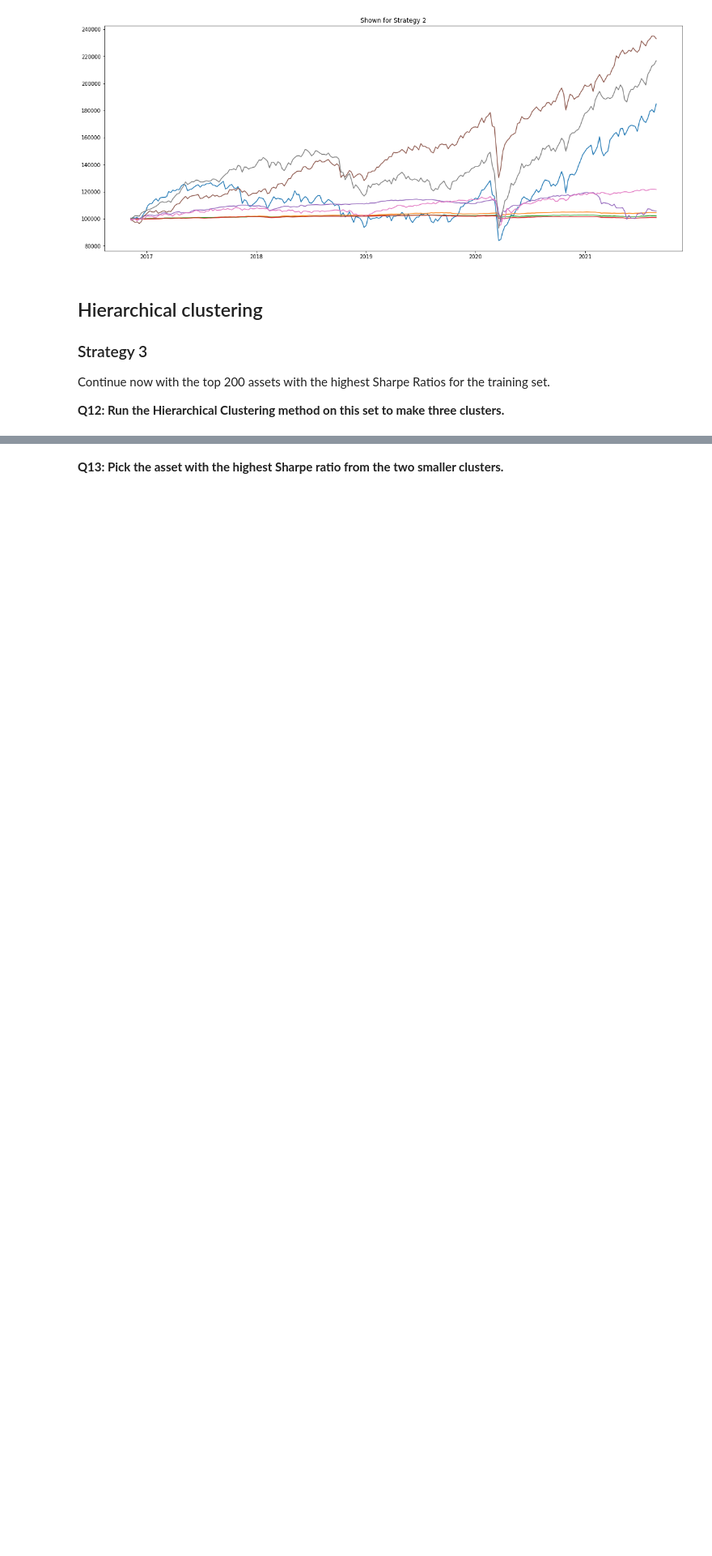
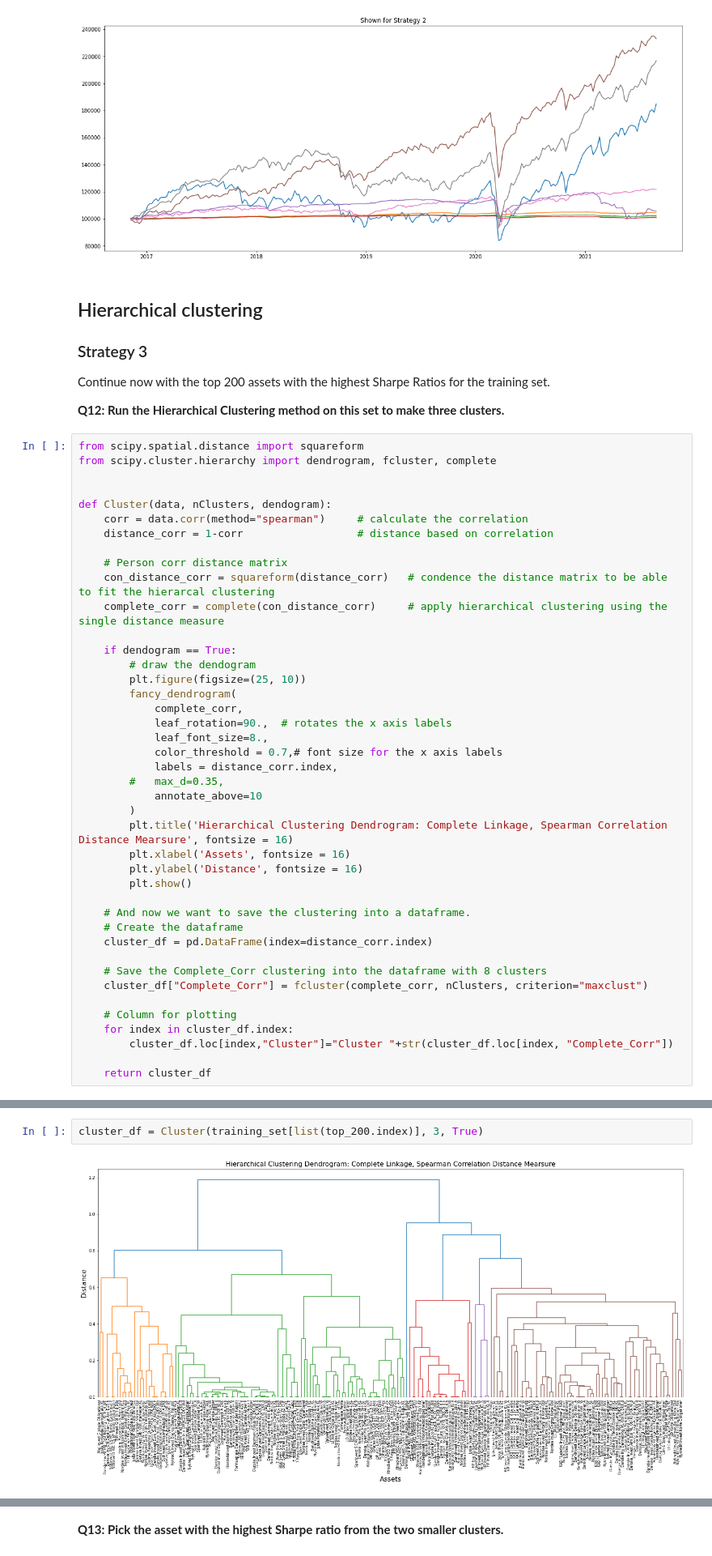
Before and after one commit to jennyjyu/financial-engineering, a Jupyter notebook: Project 3/Project 3.ipynb, the cells around one changed output, grey strips where cells are left out. Shown at 81% size. Cells and saved outputs as stored; diff of their text form; blank space fills up the shorter version.

```diff
--- a/Project 3/Project 3.ipynb
+++ b/Project 3/Project 3.ipynb
@@ -632,3 +632,45 @@ plt.show()
 Continue now with the top 200 assets with the highest Sharpe Ratios for the training set.
 
 **Q12: Run the Hierarchical Clustering method on this set to make three clusters.**
+# %%
+from scipy.spatial.distance import squareform
+from scipy.cluster.hierarchy import dendrogram, fcluster, complete
+
+
+def Cluster(data, nClusters, dendogram):
+    corr = data.corr(method="spearman")     # calculate the correlation
+    distance_corr = 1-corr                  # distance based on correlation
+
+    # Person corr distance matrix
+    con_distance_corr = squareform(distance_corr)   # condence the distance matrix to be able to fit the hierarcal clustering
+    complete_corr = complete(con_distance_corr)     # apply hierarchical clustering using the single distance measure
+
+    if dendogram == True:
+        # draw the dendogram
+        plt.figure(figsize=(25, 10))
+        fancy_dendrogram(
+            complete_corr,
+            leaf_rotation=90.,  # rotates the x axis labels
+            leaf_font_size=8.,
+            color_threshold = 0.7,# font size for the x axis labels
+            labels = distance_corr.index,
+        #   max_d=0.35,
+            annotate_above=10
+        )
+        plt.title('Hierarchical Clustering Dendrogram: Complete Linkage, Spearman Correlation Distance Mearsure', fontsize = 16)
+        plt.xlabel('Assets', fontsize = 16)
+        plt.ylabel('Distance', fontsize = 16)
+        plt.show()
+
+    # And now we want to save the clustering into a dataframe.
+    # Create the dataframe
+    cluster_df = pd.DataFrame(index=distance_corr.index)
+
+    # Save the Complete_Corr clustering into the dataframe with 8 clusters
+    cluster_df["Complete_Corr"] = fcluster(complete_corr, nClusters, criterion="maxclust")
+
+    # Column for plotting
+    for index in cluster_df.index:
+        cluster_df.loc[index,"Cluster"]="Cluster "+str(cluster_df.loc[index, "Complete_Corr"])
+
+    return cluster_df
@@ -634,0 +702,4 @@ Continue now with the top 200 assets with the highest Sharpe Ratios for the trai
+# %%
+cluster_df = Cluster(training_set[list(top_200.index)], 3, True)
+# %% [output]
+[figure, added]
```
Also changed, not shown: parts of 18 cells of this notebook, 1 other file.
